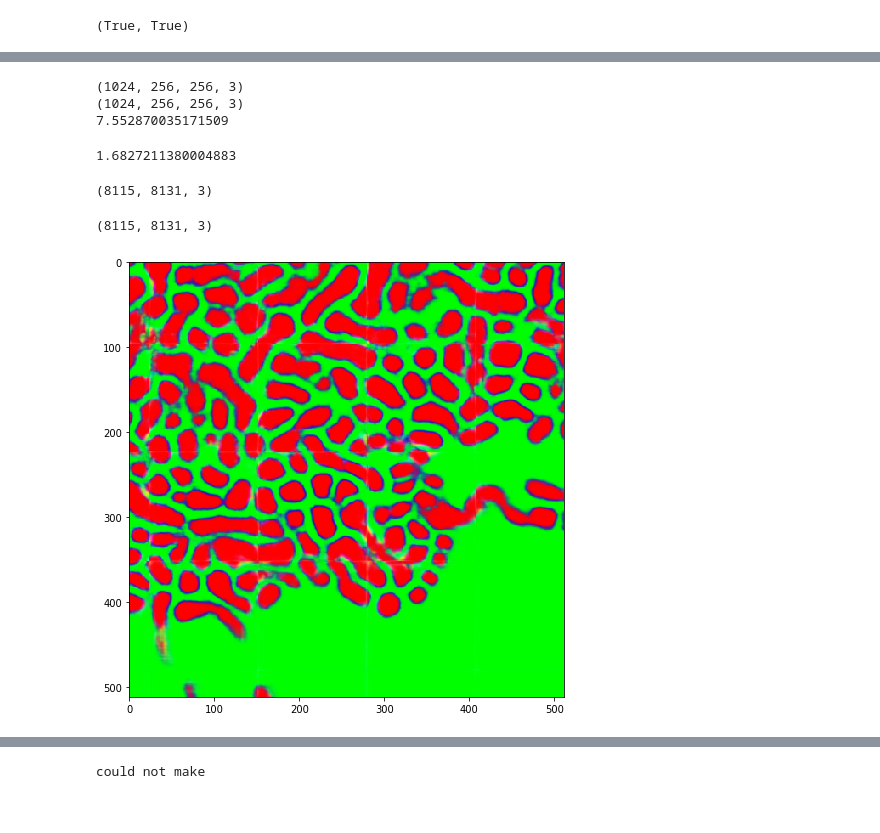
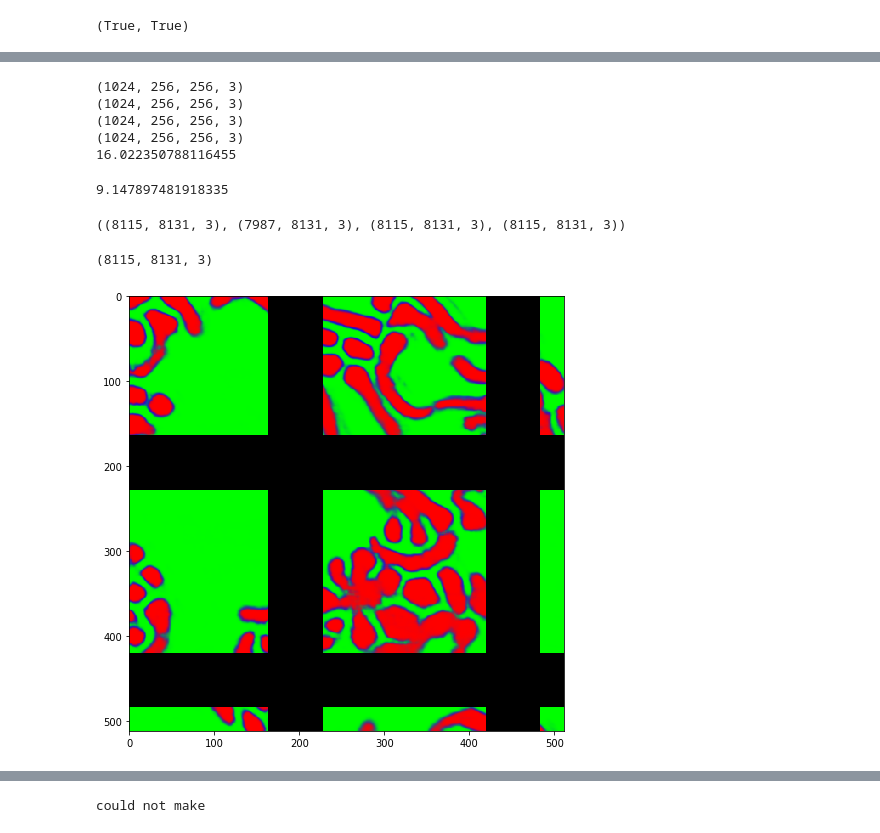
Before and after one commit to cwood1967/Unet, a Jupyter notebook: dnet/infer_dnet-fibo_new.ipynb, the cells around one changed output, grey strips where cells are left out. Saved outputs shown, nothing was run; the diff lists cells and outputs as text; code cells hidden in the pictures.

```diff
--- a/dnet/infer_dnet-fibo_new.ipynb
+++ b/dnet/infer_dnet-fibo_new.ipynb
@@ -124,7 +139,12 @@ def patches_to_image(patches, w, nx, ny):
                 ys = ny - w
                 yok = False
 
+            crop = 32
             image[ys:ymax, xs:xmax, :] = patches[patch_index]
+            image[ys:ys + crop, :] = 0
+            image[:, xs:xs + crop, :] = 0
+            image[ymax - crop:ymax, :] = 0
+            image[:, xmax-crop:xmax] = 0
             patch_index += 1
             #print(patch_index, ys, ymax, xs, xmax, yok, xok)
     return image
@@ -133,17 +153,26 @@ import time
 
 t1 = time.time()
 p = image_to_patches(data, 256)
-d2 = data[128:, 128:, :]
+d2 = data[128:, :, :]
 p2 = image_to_patches(d2, 256)
+d3 = data[:, 128:, :]
+p3 = image_to_patches(d3, 256)
+d4 = data[128:, 128:, :]
+p4 = image_to_patches(d4, 256)
+
 dp = decode(p)
 dp2 = decode(p2)
+dp3 = decode(p3)
+dp4 = decode(p4)
 ndp = dp.shape[0]
 
 print(time.time()  - t1)
 # %% [output]
 (1024, 256, 256, 3)
 (1024, 256, 256, 3)
-7.552870035171509
+(1024, 256, 256, 3)
+(1024, 256, 256, 3)
+16.022350788116455
 # %%
 t1 = time.time()
 
@@ -158,32 +187,41 @@ t1 = time.time()
 # dp2[:,:,-2:-1,:] = 0
 
 r1 = patches_to_image(dp, 256, data.shape[1] , data.shape[0])
-r2 = patches_to_image(dp2, 256, data.shape[1] - 128, data.shape[0] - 128)
+r2 = patches_to_image(dp2, 256, data.shape[1] - 0, data.shape[0] - 128)
+r3 = patches_to_image(dp3, 256, data.shape[1] - 128, data.shape[0] - 0)
+r4 = patches_to_image(dp4, 256, data.shape[1] - 128, data.shape[0] - 128)
 
-rr2 = r1*0
-rr2[128:, 128:, :] = r2
+rr2 = np.zeros_like(r1)
+rr2[128:, :, :] = r2
 
-rstack = np.stack((r1, rr2), axis=0)
+rr3 = np.zeros_like(r1)
+rr3[:, 128:, :] = r3
+
+rr4 = np.zeros_like(r1)
+rr4[128:, 128:, :] = r4
+
+rstack = np.stack((r1, rr2, rr3, rr4), axis=0)
 
 r = rstack.max(axis=0)
 
 print(time.time()  - t1)
 # %% [output]
-1.6827211380004883
+9.147897481918335
-# %%
-r.shape
-# %% [output]
-(8115, 8131, 3)
+# %%
+r.shape, r2.shape, r1.shape, rr2.shape
+# %% [output]
+((8115, 8131, 3), (7987, 8131, 3), (8115, 8131, 3), (8115, 8131, 3))
 # %%
 #plt.cla()
+sx = 700
 tr = r > .5
 #tr = tr.astype(np.int32)
 #tr = 255*tr
 print(tr.shape)
 plt.figure(figsize=(8, 8))
 
-plt.imshow(r[4000:4512,1000:1512,:])
+plt.imshow(rr4[sx:sx + 512, sx:sx + 512,:])
 plt.show()
 # %% [output]
 (8115, 8131, 3)
-[figure, old version]
+[figure, new version]
```
Also changed, not shown: parts of 4 cells of this notebook.
